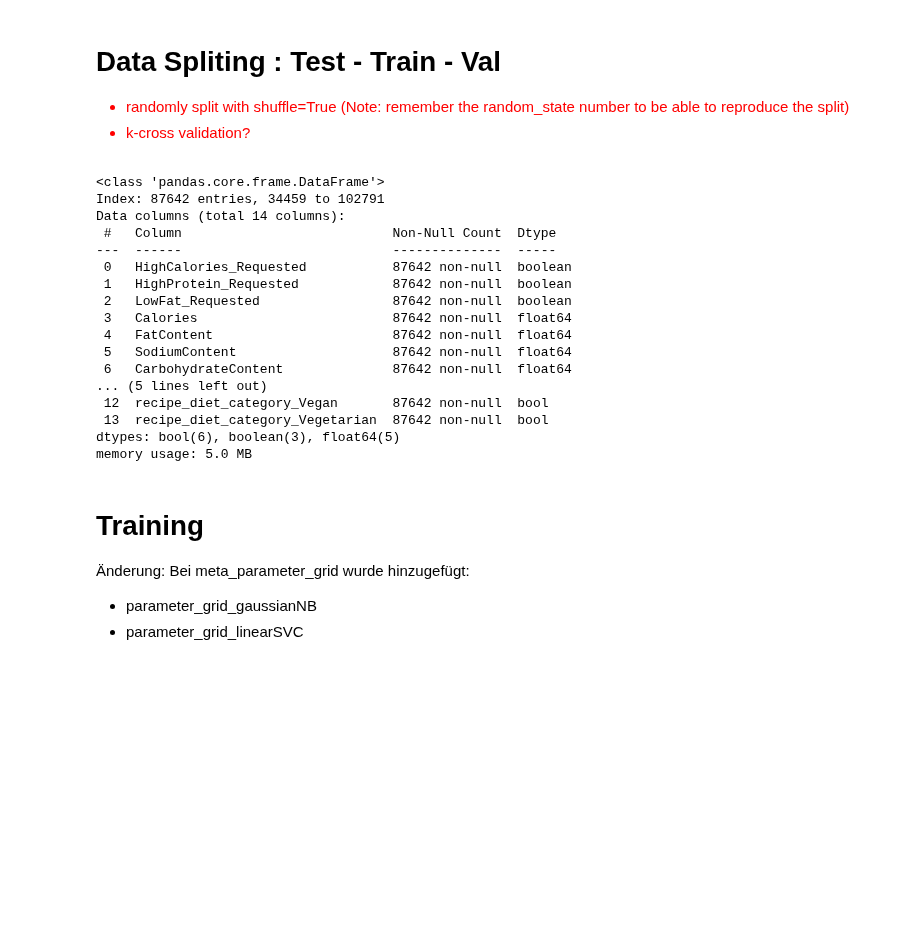
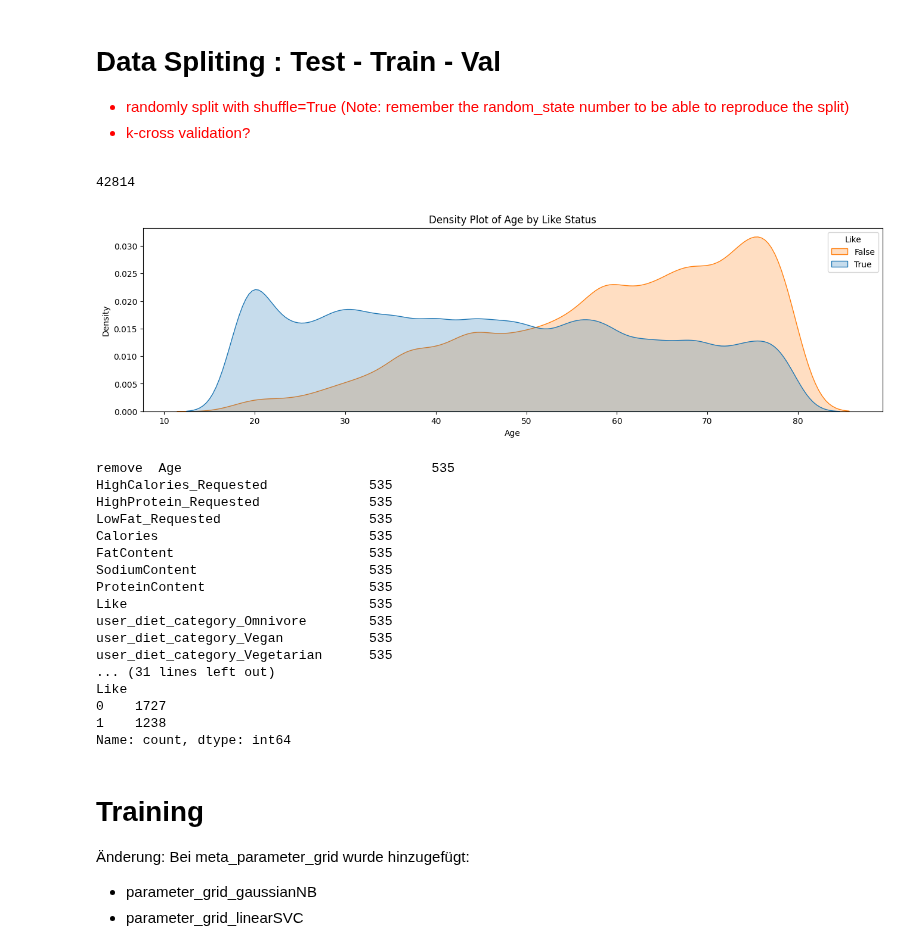
Before and after one commit to MasterWJK/Recepy_Cup_23-24, a Jupyter notebook: training/main copy.ipynb, the cells around one changed output. Cells and saved outputs as stored; diff of their text form; code cells hidden in the pictures; blank space fills up the shorter version.

```diff
--- a/training/main copy.ipynb
+++ b/training/main copy.ipynb
@@ -353,50 +362,88 @@ memory usage: 8.3 MB
 # %%
 from sklearn.model_selection import train_test_split
 
 # TrainVal vs. Test split
 test_dataframe = merged_df[merged_df['TestSetId'].notna()]
-#test_dataframe.head(100)
+# how many rows in test_dataframe
+print(test_dataframe.shape[0])
 
 # Train vs. Val split
 train_val_dataframe = merged_df[merged_df['TestSetId'].isna()]
 
 # Prepare train val for training
 train_val_dataframe = merged_df[merged_df['Like'].notna()]
 train_val_dataframe = train_val_dataframe.drop('TestSetId', axis=1)
+
+# Create the KDE plot
+plt.figure(figsize=(16, 4))  # Set the size of the plot as needed
+sns.kdeplot(data=train_val_dataframe, x='Age', hue='Like', common_norm=False, fill=True)
+
+# Enhancing the plot
+plt.title('Density Plot of Age by Like Status')
+plt.xlabel('Age')
+plt.ylabel('Density')
+plt.legend(title='Like', labels=['False', 'True'])
+plt.show()
+
+# find duplicated rows in the dataframe and drop
+print("remove ", train_val_dataframe[train_val_dataframe.duplicated()].count(), "duplicate rows")
+train_val_dataframe = train_val_dataframe.drop_duplicates()
+
 # put Target (Like column) at the end
 like_column = train_val_dataframe.pop('Like')
 train_val_dataframe['Like'] = like_column
 train_val_dataframe['Like'] = train_val_dataframe['Like'].astype(int)
 #train_val_dataframe.head(100)
+
+# Drop 70% of the rows where 'Like' is 0
+train_val_dataframe = train_val_dataframe.drop(
+    train_val_dataframe[train_val_dataframe['Like'] == 0].sample(frac=0.80, random_state=seed).index
+)
+
+
+# drop 70% of all data in train_val_dataframe
+# train_val_dataframe = train_val_dataframe.drop(train_val_dataframe.sample(frac=0.5).index)
+
+# count 0 in train_val_dataframe
+train_val_dataframe['Like'].value_counts()
+
+
 
 X_train, X_val, y_train, y_val = \
   train_test_split(train_val_dataframe.iloc[:, :-1], train_val_dataframe.iloc[:, -1:],
                    test_size=0.1,
                    shuffle=True,
                    random_state=3)
 
 X_train.info()
 #X_val.head()
 #y_train.info()
 #y_val.head()
+
+print('Train:')
+print(y_train['Like'].value_counts())
+print('Val:')
+print(y_val['Like'].value_counts())
 # %% [output]
-<class 'pandas.core.frame.DataFrame'>
-Index: 87642 entries, 34459 to 102791
-Data columns (total 14 columns):
- #   Column                           Non-Null Count  Dtype
----  ------                           --------------  -----
- 0   HighCalories_Requested           87642 non-null  boolean
- 1   HighProtein_Requested            87642 non-null  boolean
- 2   LowFat_Requested                 87642 non-null  boolean
- 3   Calories                         87642 non-null  float64
- 4   FatContent                       87642 non-null  float64
- 5   SodiumContent                    87642 non-null  float64
- 6   CarbohydrateContent              87642 non-null  float64
-... (5 lines left out)
- 12  recipe_diet_category_Vegan       87642 non-null  bool
- 13  recipe_diet_category_Vegetarian  87642 non-null  bool
-dtypes: bool(6), boolean(3), float64(5)
-memory usage: 5.0 MB
+42814
+[figure, added]
+remove  Age                                535
+HighCalories_Requested             535
+HighProtein_Requested              535
+LowFat_Requested                   535
+Calories                           535
+FatContent                         535
+SodiumContent                      535
+ProteinContent                     535
+Like                               535
+user_diet_category_Omnivore        535
+user_diet_category_Vegan           535
+user_diet_category_Vegetarian      535
+... (31 lines left out)
+Like
+0    1727
+1    1238
+Name: count, dtype: int64
 # %% [markdown]
 # Training
 
```
Also changed, not shown: parts of 14 cells of this notebook.
